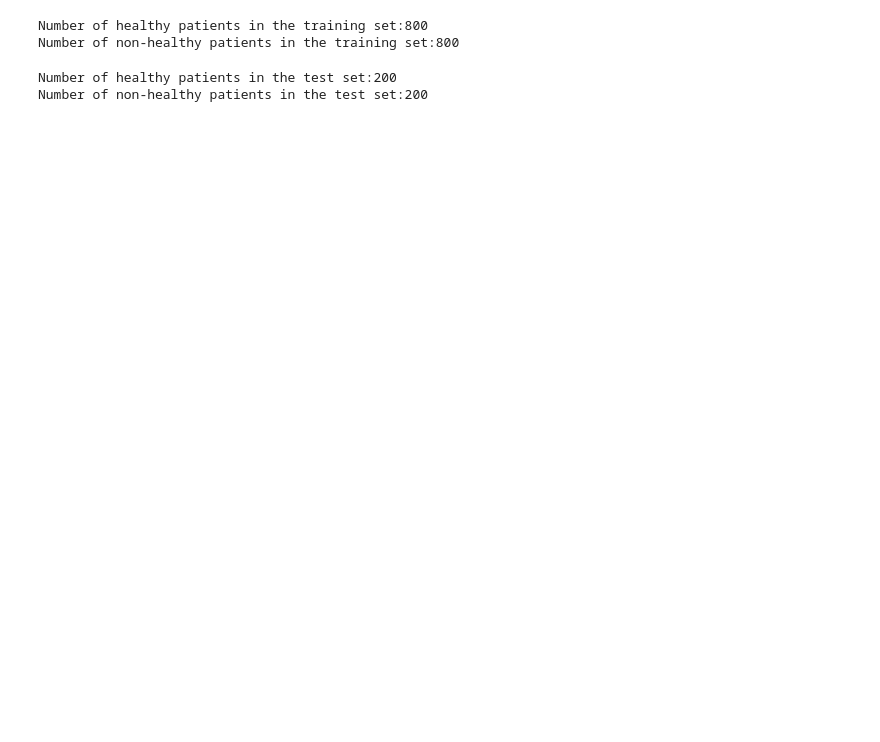
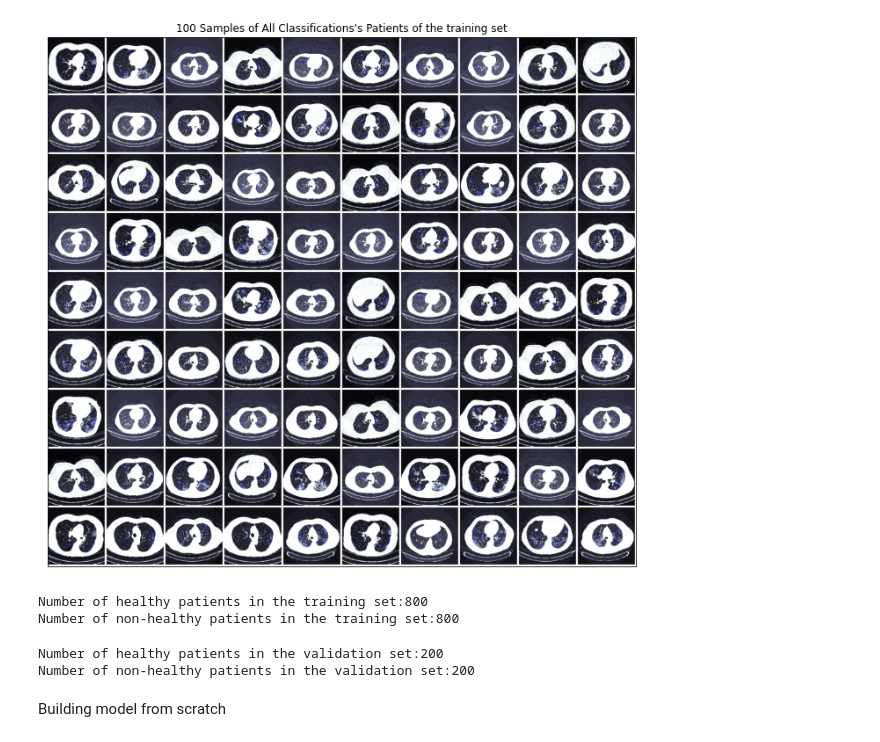
Before and after one commit to inf-covid19/lung-segmentation, a Jupyter notebook: classification/CNN.ipynb, the cells around one changed output. Saved outputs shown, nothing was run; the diff lists cells and outputs as text; code cells hidden in the pictures; blank space fills up the shorter version.

```diff
--- a/classification/CNN.ipynb
+++ b/classification/CNN.ipynb
@@ -88,3 +141,7 @@ test_set.head(10)
+# %%
+show_gallery("all")
+# %% [output]
+[figure, added]
 # %%
 target_counts=train_set['target'].value_counts()
 print("Number of healthy patients in the training set:{}".format(target_counts['h']))
@@ -93,9 +150,9 @@ print("Number of non-healthy patients in the training set:{}".format(target_coun
 Number of healthy patients in the training set:800
 Number of non-healthy patients in the training set:800
 # %%
-target_counts=test_set['target'].value_counts()
-print("Number of healthy patients in the test set:{}".format(target_counts['h']))
-print("Number of non-healthy patients in the test set:{}".format(target_counts['o']))
+target_counts=validation_set['target'].value_counts()
+print("Number of healthy patients in the validation set:{}".format(target_counts['h']))
+print("Number of non-healthy patients in the validation set:{}".format(target_counts['o']))
 # %% [output]
-Number of healthy patients in the test set:200
-Number of non-healthy patients in the test set:200
+Number of healthy patients in the validation set:200
+Number of non-healthy patients in the validation set:200
@@ -116,0 +159,2 @@ classifier.compile(optimizer= 'adam', loss= 'binary_crossentropy', metrics= ['ac
+# %% [markdown]
+Building model from scratch
```
Also changed, not shown: parts of 22 cells of this notebook.
